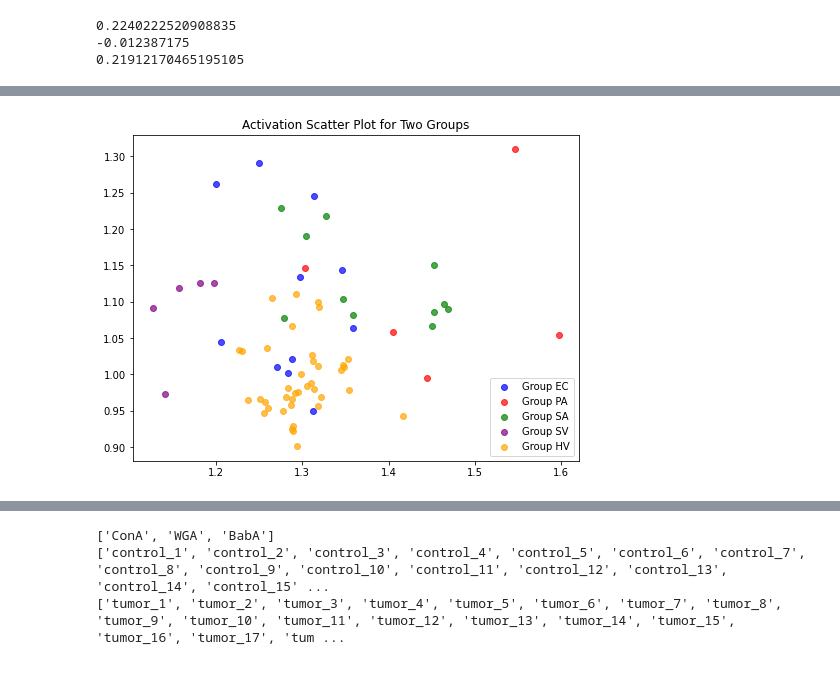
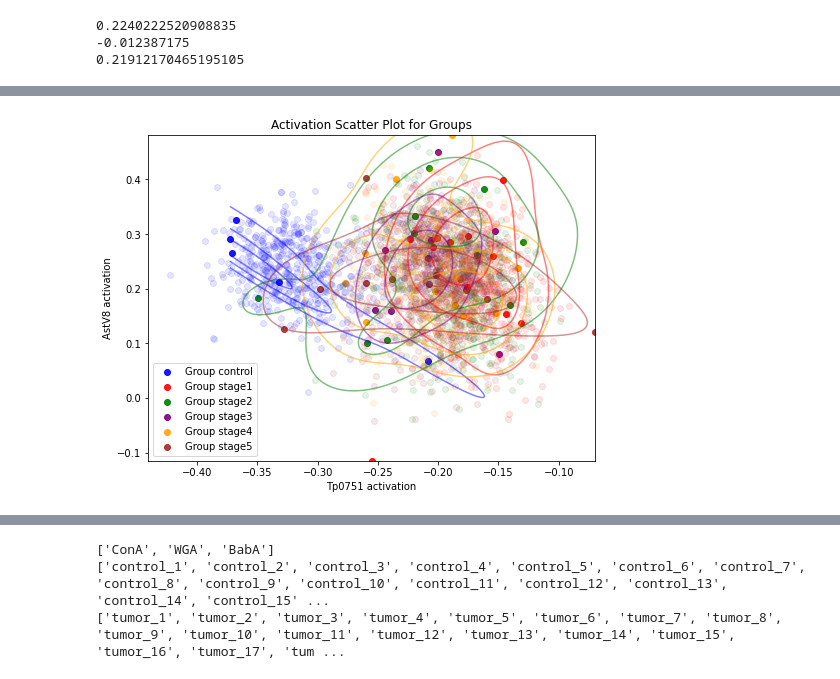
Before and after one commit to csfloyd/GlycanAnalysis, a Jupyter notebook: Python/Dev_GlycanConvolveNoLO.ipynb, the cells around one changed output, grey strips where cells are left out. Saved outputs shown, nothing was run; the diff lists cells and outputs as text; code cells hidden in the pictures.

```diff
--- a/Python/Dev_GlycanConvolveNoLO.ipynb
+++ b/Python/Dev_GlycanConvolveNoLO.ipynb
@@ -348,15 +370,17 @@ groups = ['EC', 'PA', 'SA', 'SV', 'HV']
 # df = glycomics_data_loader.human_skin_O_PMC5871710 # can also use human_skin_O_PMC5871710 and _BCC
 # groups = ['control', 'tumor']
 
-# df = glycomics_data_loader.human_prostate_O_PMC8010466
-# groups = ['control', 'stage1', 'stage2', 'stage3', 'stage4', 'stage5']
+df = glycomics_data_loader.human_prostate_O_PMC8010466
+groups = ['control', 'stage1', 'stage2', 'stage3', 'stage4', 'stage5']
 
-group_indices = get_group_indices(df, groups)
-glycans_in_df = list(df['glycan'])
+
 
 # for gly in glycans_in_df:
 #     if '{' in gly:
 #         print(gly)
+
+group_indices = get_group_indices(df, groups)
+glycans_in_df = list(df['glycan'])
 
 print(len(glycans_in_df))
 
@@ -374,10 +398,15 @@ print(glycan_mask_emb)
 # groupHV_list = group_indices['HV']
 # print(groupEC_list)
 
-g = group_indices[groups[0]][0]
+g = group_indices[groups[1]][0]
 
 print(g)
 glycan_dist = prob_dist(np.array(df[g]))
-plt.scatter(range(len(glycan_dist)), glycan_dist, c=glycan_mask, cmap='bwr', alpha=1) # False is blue
+plt.bar([i for i in range(len(glycan_dist)) if glycan_mask[i]], [glycan_dist[i] for i in range(len(glycan_dist)) if glycan_mask[i]], color='orange', alpha=1, label='Measured binding') # False is blue
+plt.bar([i for i in range(len(glycan_dist)) if not glycan_mask[i]], [glycan_dist[i] for i in range(len(glycan_dist)) if not glycan_mask[i]], color='black', alpha=1, label='Not measured') # False is blue
+plt.bar([i for i in range(len(glycan_dist)) if glycan_mask_emb[i]], [glycan_dist[i] for i in range(len(glycan_dist)) if glycan_mask_emb[i]], color='red', alpha=0.5, label='Can estimate') # False is blue
+plt.xlabel('Glycan Index')
+plt.ylabel('Probability')
+plt.legend()
 #plt.scatter(range(len(glycan_dist)), glycan_dist, c=glycan_mask_emb, cmap='bwr', alpha=1) # False is blue
 # %% [output]
@@ -472,13 +556,24 @@ plt.hist(ss_act_list, bins=20, alpha=0.5, label='Distribution')
 # %%
 from sklearn.metrics import silhouette_score
+from scipy.stats import gaussian_kde
 
-# prot_names = max_ss_act_prot_names.to_list()
-# prot_seq_list = build_prot_seq_list(prot_names)
 
-# z_score_mat = build_z_score_mat(glycans_in_df, prot_seq_list, emb, use_emb = True, force_nearest = False, no_nan = True)
+max_ss_act_prot_names = prot_names_with_scores[0][1]
 
-z_score_mat = max_z_matrix
+prot_names = max_ss_act_prot_names.to_list()
+#prot_names = [prot_1, prot_2]
+
+
+prot_seq_list = build_prot_seq_list(prot_names)
+
+z_score_mat = build_z_score_mat(glycans_in_df, prot_seq_list, emb, use_emb = True, force_nearest = False, no_nan = True)
+
+# z_score_mat = max_z_matrix
 activation_arrays = build_activation_arrays(z_score_mat, group_indices, df)
+
+#activation_arrays = build_activation_arrays_with_sampling(z_score_mat, group_indices, df, 500, 2000)
+activation_arrays_sample = build_activation_arrays_with_sampling_mle(z_score_mat, group_indices, df, 500)
+
 
 # # Create heatmap
 # plt.figure(figsize=(10, 6))
@@ -499,28 +594,73 @@ activation_arrays = build_activation_arrays(z_score_mat, group_indices, df)
 # plt.tight_layout()
 # plt.show()
 
-
+distribution_arrays = build_distribution_arrays(group_indices, df)
 pca_arrays = pca_distribution_arrays(distribution_arrays, n_components=2)
 ss_pca = compute_silhouette_score(pca_arrays)
 ss_dict = compute_silhouette_score(distribution_arrays)
+ss_act = compute_silhouette_score(activation_arrays)
 print(ss_pca)
 print(ss_dict)
+print(ss_act)
 
 # Plot scatter plots for both groups
 plt.figure(figsize=(8, 6))
 # Plot scatter plots for all groups in activation_arrays
 colors = ['blue', 'red', 'green', 'purple', 'orange', 'brown']  # Add more colors if needed
+
+
+# for i, (group, activation_array) in enumerate(pca_arrays.items()):
+#     plt.scatter(activation_array[0,:], activation_array[1,:], #label=f'Group {group}',
+#                 color=colors[i], alpha=0.9)
+
+
+
 for i, (group, activation_array) in enumerate(activation_arrays.items()):
     plt.scatter(activation_array[0,:], activation_array[1,:],
-                color=colors[i], label=f'Group {group}', alpha=0.7)
+                color=colors[i], label=f'Group {group}', alpha=0.9)
+
+
+
+for i, (group, activation_array) in enumerate(activation_arrays_sample.items()):
+    plt.scatter(activation_array[0,:], activation_array[1,:], #label=f'Group {group}',
+                color=colors[i], alpha=0.1)
+
+for i, (group, activation_array) in enumerate(activation_arrays.items()):
+    # Calculate the kernel density estimate
+    x = activation_array[0,:]
+    y = activation_array[1,:]
+
+    # Create a 2D histogram first to determine range
+    xmin, xmax, ymin, ymax = get_activation_extrema(activation_arrays)
+
+    # Create grid of points
+    xx, yy = np.mgrid[xmin:xmax:500j, ymin:ymax:500j]
+    positions = np.vstack([xx.ravel(), yy.ravel()])
+
+    # Perform kernel density estimation
+    values = np.vstack([x, y])
+    kernel = gaussian_kde(values)
+    z = np.reshape(kernel(positions).T, xx.shape)
+
+    # Plot contours
+    plt.contour(xx, yy, z, levels=3, colors=colors[i], alpha=0.5)
+    #plt.contourf(xx, yy, z, levels=5, colors=[colors[i]], alpha=0.2)
+
+plt.title('KDE Contour Plot of Activation Distributions')
 
 
 # Labels and legend
-# plt.xlabel(f'{prot_names[0]} activation')
-# plt.ylabel(f'{prot_names[1]} activation')
-plt.title('Activation Scatter Plot for Two Groups')
+plt.xlabel(f'{prot_names[0]} activation')
+plt.ylabel(f'{prot_names[1]} activation')
+# plt.xlabel('PC 1')
+# plt.ylabel('PC 2')
+plt.title('Activation Scatter Plot for Groups')
 plt.legend()
+#plt.xlim(-0.1, 0.1)
+#plt.ylim(-0.1, 0.1)
 plt.show()
+
+
 
 # # Plot scatter plots for both groups
 # plt.figure(figsize=(8, 6))
@@ -543 +684 @@ plt.show()
-[figure, old version]
+[figure, new version]
```
Also changed, not shown: parts of 14 cells of this notebook, 1 other file.
